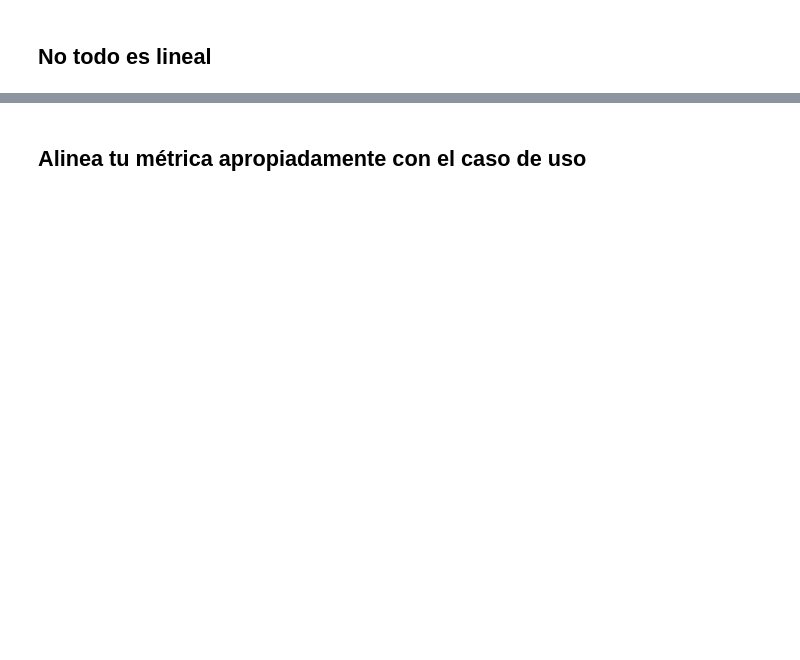
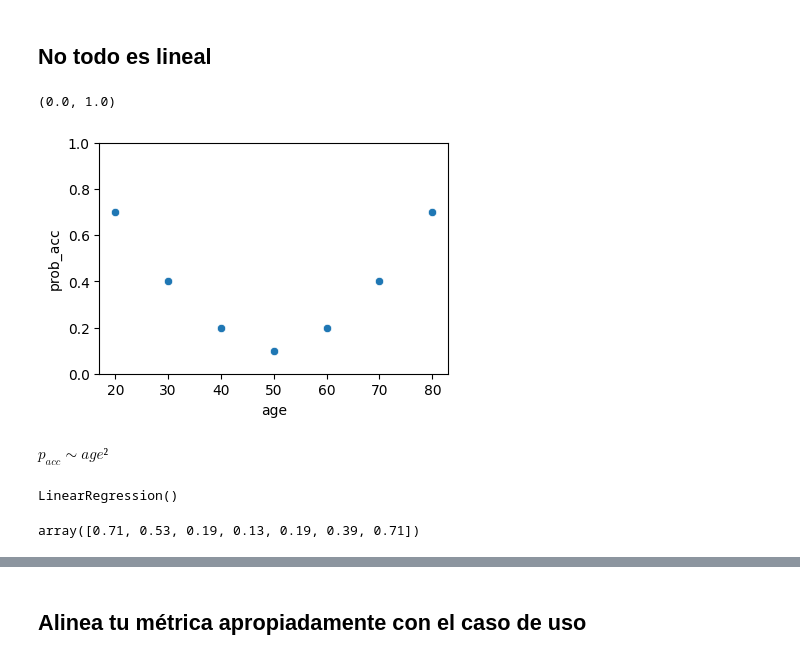
Before and after one commit to poacosta/ml_esesa_2024, a Jupyter notebook: 02.linear_regression_motivation.ipynb, the cells around one changed output, grey strips where cells are left out. Cells and saved outputs as stored; diff of their text form; code cells hidden in the pictures; blank space fills up the shorter version.

```diff
--- a/02.linear_regression_motivation.ipynb
+++ b/02.linear_regression_motivation.ipynb
@@ -210,2 +358,8 @@ dff = pd.DataFrame({"age": [20, 30, 40, 50, 60, 70, 80], "prob_acc": [1, 0.7, 0.
 # %%
-sns.scatterplot(x=dff.age, y=dff.prob_acc)
+g = sns.scatterplot(x=dff.age, y=dff.prob_acc)
+g.set_ylim(0, 1)
+# %% [output]
+(0.0, 1.0)
+[figure, added]
+# %% [markdown]
+$p_{acc} \sim age²$
@@ -211,0 +370,11 @@ sns.scatterplot(x=dff.age, y=dff.prob_acc)
+# %%
+lr.fit(
+    X=dff[["age", "age2"]],
+    y=dff.prob_acc
+)
+# %% [output]
+LinearRegression()
+# %%
+lr.predict(np.array([[20, 400], [25, 625], [40, 1600], [50, 2500], [60, 3600], [70, 4900], [80, 6400]])).round(2)
+# %% [output]
+array([0.71, 0.53, 0.19, 0.13, 0.19, 0.39, 0.71])
```
Also changed, not shown: parts of 75 cells of this notebook.
